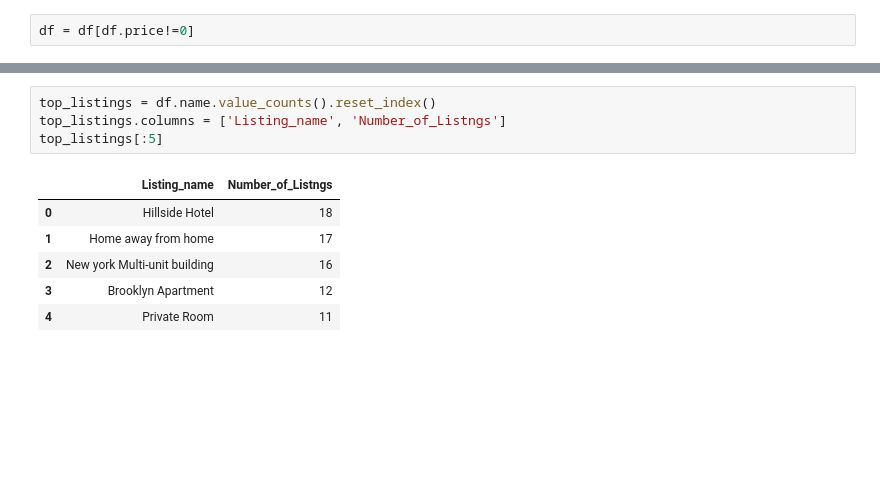
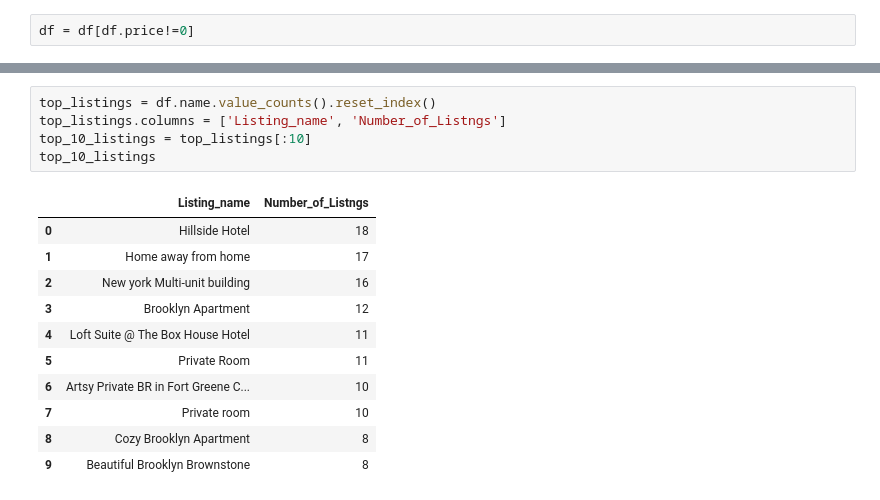
Before and after one commit to omkar-rayala/airbnb_analysis, a Jupyter notebook: airbnb.ipynb, the cells around one changed output, grey strips where cells are left out. Drawn from its saved outputs; the diff is of its cells as text; blank space fills up the shorter version.

```diff
--- a/airbnb.ipynb
+++ b/airbnb.ipynb
@@ -229,11 +236,17 @@ From the above heatmap, we can notice that there is correlation among the follow
 # %%
 top_listings = df.name.value_counts().reset_index()
 top_listings.columns = ['Listing_name', 'Number_of_Listngs']
-top_listings[:5]
+top_10_listings = top_listings[:10]
+top_10_listings
 # %% [output]
 |  | Listing_name | Number_of_Listngs |
 | 0 | Hillside Hotel | 18 |
 | 1 | Home away from home | 17 |
 | 2 | New york Multi-unit building | 16 |
 | 3 | Brooklyn Apartment | 12 |
-| 4 | Private Room | 11 |
+| 4 | Loft Suite @ The Box House Hotel | 11 |
+| 5 | Private Room | 11 |
+| 6 | Artsy Private BR in Fort Greene C... | 10 |
+| 7 | Private room | 10 |
+| 8 | Cozy Brooklyn Apartment | 8 |
+| 9 | Beautiful Brooklyn Brownstone | 8 |
```
Also changed, not shown: parts of 18 cells of this notebook.
